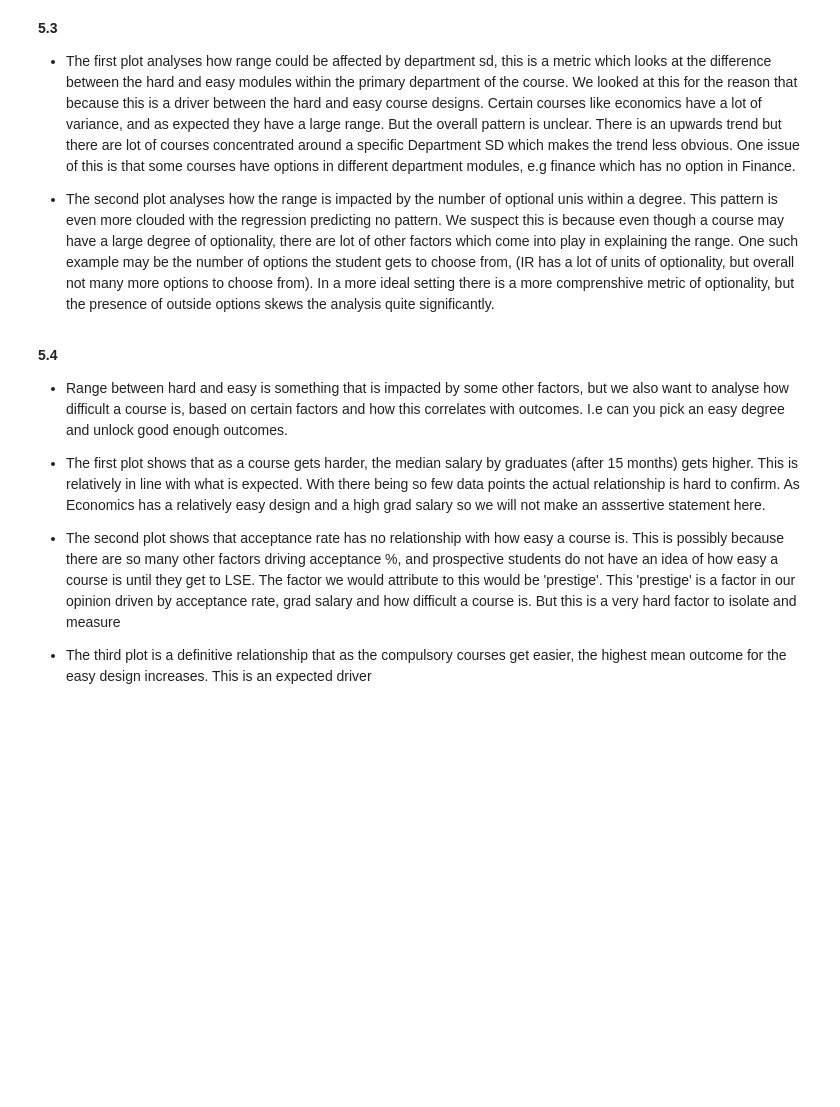
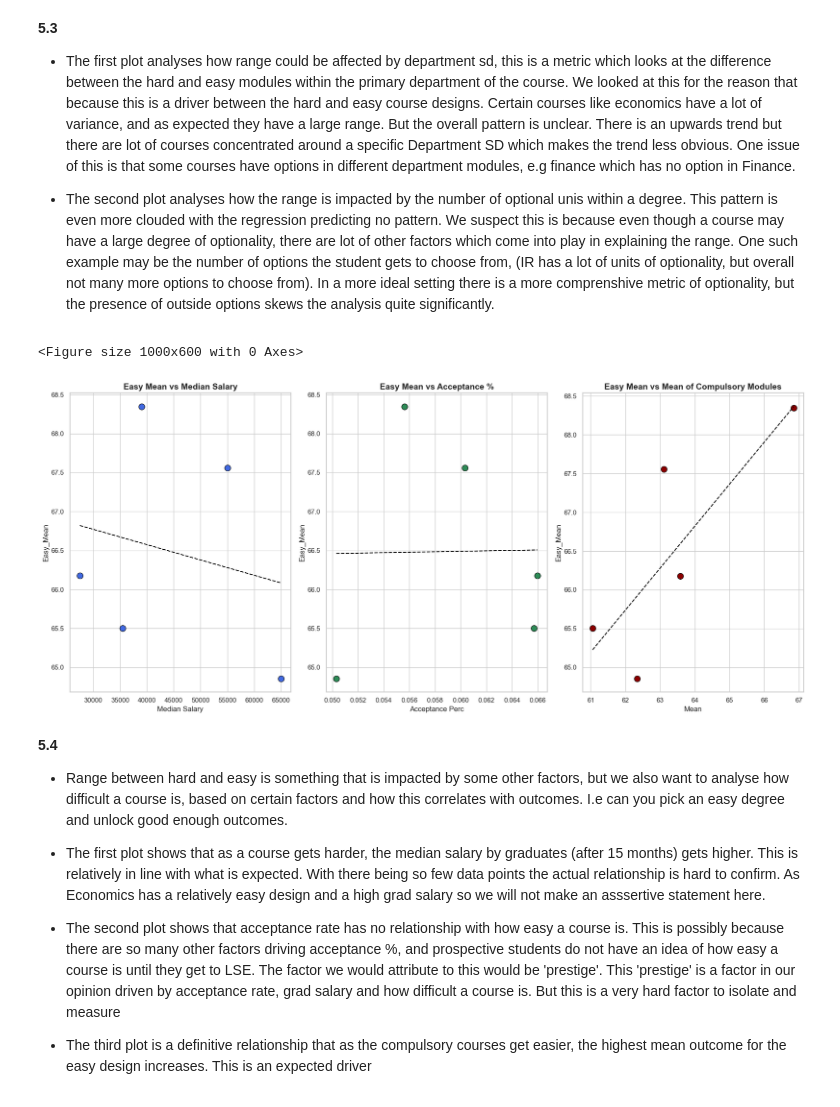
Before and after one commit to MaSe1010/project2, a Jupyter notebook: final_report.ipynb, the cells around one changed output. Cells and saved outputs as stored; diff of their text form; code cells hidden in the pictures; blank space fills up the shorter version.

```diff
--- a/final_report.ipynb
+++ b/final_report.ipynb
@@ -777,22 +761,11 @@ Median Mean of Means Combo: ('EC338, EC313, EC321, EC311, EC339', 66.77045315904
 # %%
 difficulty_df2 = pd.DataFrame([
     {'Difficulty': 'Hard','Optional Modules Added': ['MA100','MA102',"ST101A"],'OO_added': ['EC302', 'EC310','EC337','EC319','EC335','MA212']},
-    {'Difficulty': 'Medium', 'Optional Modules Added': ['MA100','PH103'], 'OO_added': ['PH103']},
-    {'Difficulty': 'Easy', 'Optional Modules Added': ['MA100','DS105A', 'AC102'],'OO_added': ['DS105A', 'AC102'] },
-    {'Difficulty': 'Hard', 'Optional Modules Added': ['MA108', 'EC1B1','MA102',"ST101A"],'OO_added': ['MA102',"ST101A"] },
-    {'Difficulty': 'Medium',  'Optional Modules Added': ['MA108', 'EC1B1','PH103'],'OO_added': ['PH103'] },
-    {'Difficulty': 'Easy', 'Optional Modules Added': ['MA108', 'EC1B1','AC102'], 'OO_added': ['DS105A', 'AC102'] }
+    {'Difficulty': 'Medium', 'Optional Modules Added': ['MA100','PH103'], 'OO_added': ['EC338', 'EC313', 'EC321', 'EC311', 'EC339','HY206']},
+    {'Difficulty': 'Easy', 'Optional Modules Added': ['MA100','DS105A', 'AC102'],'OO_added': ['EC336', 'EC338', 'EC307', 'PH311', 'EC330','LN200'] },
+    {'Difficulty': 'Hard', 'Optional Modules Added': ['MA108', 'EC1B1','MA102',"ST101A"],'OO_added': ['EC302', 'EC310','EC337','EC319','EC335','MA212'] },
+    {'Difficulty': 'Medium',  'Optional Modules Added': ['MA108', 'EC1B1','PH103'],'OO_added': ['EC338', 'EC313', 'EC321', 'EC311', 'EC339','HY206'] },
+    {'Difficulty': 'Easy', 'Optional Modules Added': ['MA108', 'EC1B1','DS105A','AC102'], 'OO_added': ['EC336', 'EC338', 'EC307', 'PH311', 'EC330','LN200'] }
 ])
 
-## Finish this off and then apply it
-year_1incOO_df2 = year_1incOO_df.copy()
-for difficulty, additions in append_dict.items():
-    mask = year_1incOO_df2['Difficulty'] == difficulty
-
-    year_1incOO_df2.loc[mask, 'Modules'] = year_1incOO_df2.loc[mask, 'Modules'].apply(
-        lambda x: x + [mod for mod in additions if mod not in x]
-    )
-    year_1incOO_df2.loc[mask, 'Optional Modules Added'] = year_1incOO_df2.loc[mask, 'Optional Modules Added'].apply(
-        lambda x: x + [mod for mod in additions if mod not in x]
-    )
-### try change this one
+year_1incOO_df2 = expand_with_difficulty_variants(year_1incOO_df, difficulty_df2)
@@ -823,3 +802,5 @@ ir_options = pd.read_csv("data/degrees/irm.csv")
 initial_combinations_dfir = summarize_compulsory_modules(ir_options)
 # %%
 year1_combos_dfir = generate_year1_optional_combinations(initial_combinations_dfir, ir_options)
+year_1_combos_dfir2 = create_difficulty_subrows(year1_combos_dfir)
+year_1_combos_dfir2
@@ -827,7 +822,7 @@ year1_combos_dfir = generate_year1_optional_combinations(initial_combinations_df
 **4.43.2**
 * We manualy remove all the mutually exclusive combinations of 1st year options in IR
 # %%
-year1_combos_dfirf = year1_combos_dfir[year1_combos_dfir['Optional Modules Added'].isin([[ 'HY113', 'HY116' ], [ 'HY113', 'EH101' ],
+year1_combos_dfirf2 = year_1_combos_dfir2[year_1_combos_dfir2['Optional Modules Added'].isin([[ 'HY113', 'HY116' ], [ 'HY113', 'EH101' ],
 [ 'HY113', 'GV101' ],[ 'HY113', 'PH103' ],[ 'HY113', 'SO100' ],[ 'HY116', 'EH101' ],[ 'HY116', 'GV101' ],[ 'HY113', 'PH103' ],
 ['HY113', 'SO10O' ]])]
 # %%
@@ -885,11 +865,13 @@ for difficulty, additions in append_dict_ir3.items():
 # %%
+year1_combos_dfirf2 = year1_combos_dfirf2.copy()
 year1_combos_dfirf2[['Mean', 'Q10', 'Median', 'Q90', 'Pooled_SD']] = year1_combos_dfirf2['Modules'].apply(
     lambda x: pd.Series(
         calculate_statistics_for_modules(x, summary_df)
         if calculate_statistics_for_modules(x, summary_df) is not None
-        else [np.nan, np.nan, np.nan, np.nan, np.nan],
+        else [np.nan] * 5,
         index=['Mean', 'Q10', 'Median', 'Q90', 'Pooled_SD']
     )
 )
+
 year1_combos_dfirf2["degree"] = "BSc International Relations"
-year1_combos_dfirf2[["Optional Modules Added","Difficulty","Mean","Median","Q10","Q90","Pooled_SD","degree"]].head()
+year1_combos_dfirf2[["Optional Modules Added", "Difficulty", "Mean", "Median", "Q10", "Q90", "Pooled_SD", "degree"]].head()
@@ -1122,37 +1173,40 @@ plt.show()
 
 * The second plot analyses how the range is impacted by the number of optional unis within a degree. This pattern is even more clouded with the regression predicting no pattern. We suspect this is because even though a course may have a large degree of optionality, there are lot of other factors which come into play in explaining the range. One such example may be the number of options the student gets to choose from, (IR has a lot of units of optionality, but overall not many more options to choose from). In a more ideal setting there is a more comprenshive metric of optionality, but the presence of outside options skews the analysis quite significantly.
 # %%
-baseline_dif= compulsory_mods_lse_df[['degree','Mean']]
+baseline_dif= programms_df_clean[['degree','Mean']]
 diff_df = pd.merge(opt_df.copy(), baseline_dif, left_on='degree', right_on='degree', how='left')
 plt.figure(figsize=(10, 6))
 sns.set(style='whitegrid', context='notebook')
 
 fig, axes = plt.subplots(1, 3, figsize=(18, 8))
 axes = axes.flatten()
 
 x_vars = ['median_salary', 'acceptance_perc', 'Mean']
 titles = ['Easy Mean vs Median Salary', 'Easy Mean vs Acceptance %', 'Easy Mean vs Mean of Compulsory Modules']
 colors = ['royalblue', 'seagreen', 'darkred']
 
 for i, x_var in enumerate(x_vars):
     ax = axes[i]
 
     sns.scatterplot(data=diff_df,x=x_var,y='Easy_Mean',ax=ax,color=colors[i],s=100,edgecolor='black')
     x = diff_df[x_var]
     y = diff_df['Easy_Mean']
     coeffs = np.polyfit(x, y, 1)
     x_line = np.linspace(x.min(), x.max(), 100)
     y_line = coeffs[0] * x_line + coeffs[1]
     ax.plot(x_line, y_line, linestyle='--', color='black')
     ax.set_title(titles[i], fontsize=14, fontweight='bold')
     ax.set_xlabel(x_var.replace('_', ' ').title(), fontsize=12)
     ax.set_ylabel('Easy_Mean', fontsize=12)
     ax.tick_params(width=2)
     for spine in ax.spines.values():
         spine.set_linewidth(1.5)
 
 plt.tight_layout()
 plt.show()
+# %% [output]
+<Figure size 1000x600 with 0 Axes>
+[figure, added]
 # %% [markdown]
 **5.4**
 
```
Also changed, not shown: parts of 29 cells of this notebook.
